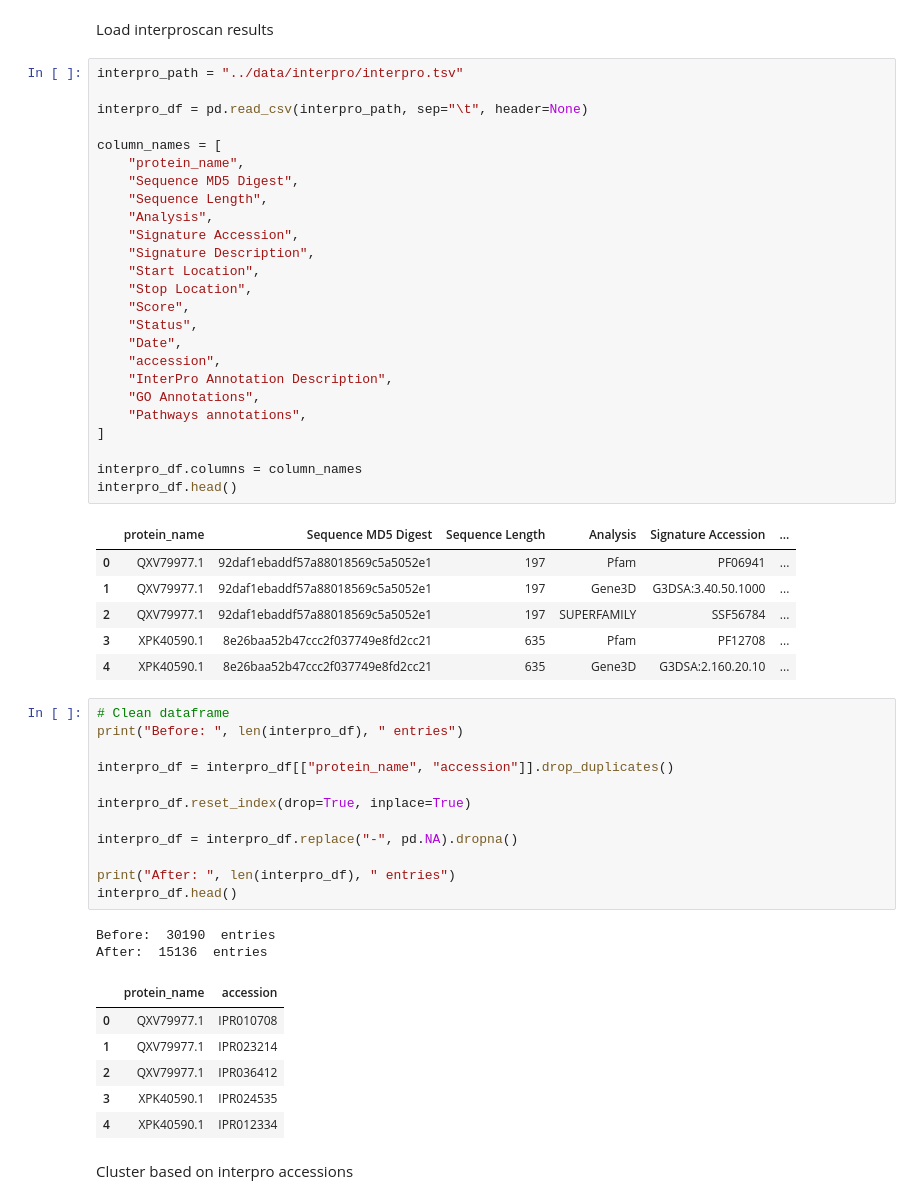
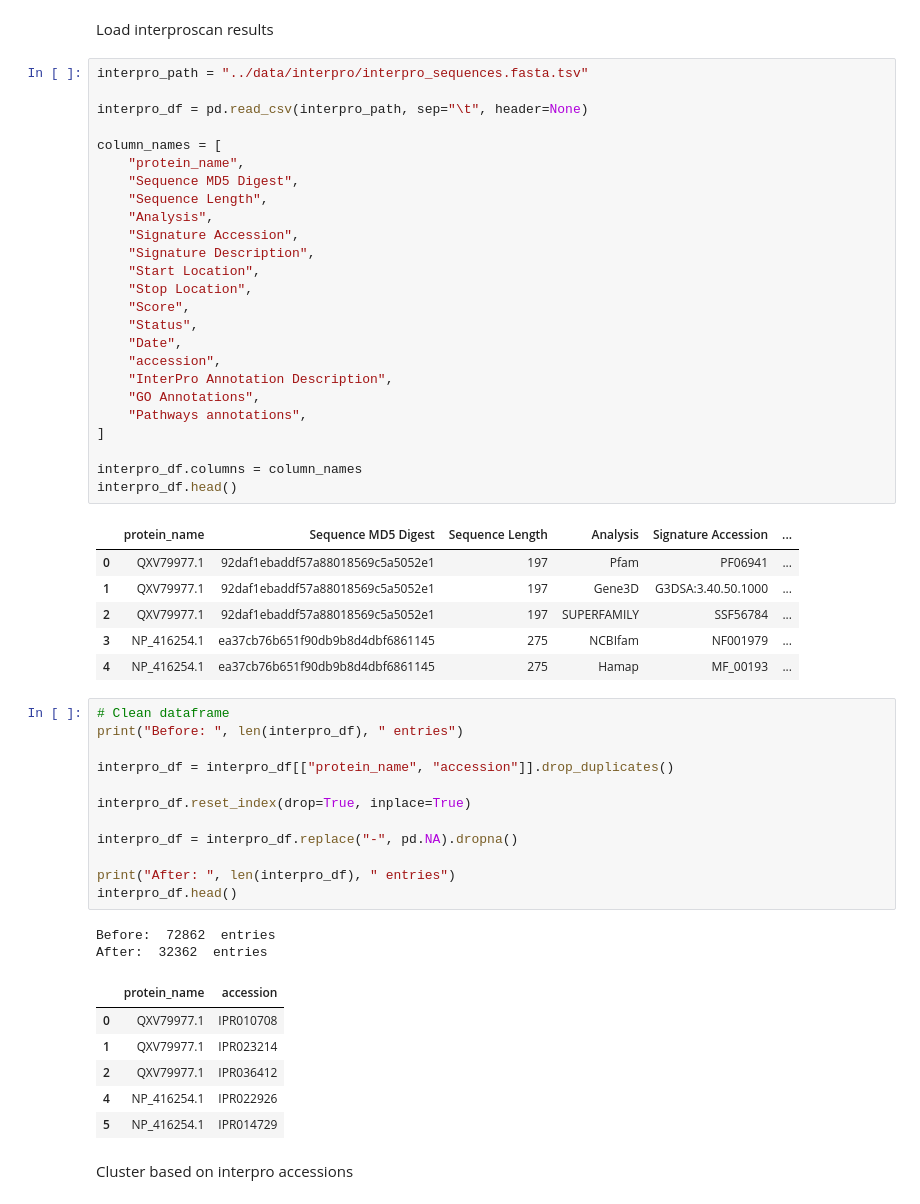
Before and after one commit to dottting/phagelm, a Jupyter notebook: tools/data_preperation.ipynb, the cells around one changed output. Saved outputs shown, nothing was run; the diff lists cells and outputs as text.

```diff
--- a/tools/data_preperation.ipynb
+++ b/tools/data_preperation.ipynb
@@ -48,37 +52,37 @@ Run Interproscan: ./interproscan.sh -i data/interpro/interpro_sequences.fasta -b
 # %% [markdown]
 Load interproscan results
 # %%
-interpro_path = "../data/interpro/interpro.tsv"
+interpro_path = "../data/interpro/interpro_sequences.fasta.tsv"
 
 interpro_df = pd.read_csv(interpro_path, sep="\t", header=None)
 
 column_names = [
     "protein_name",
     "Sequence MD5 Digest",
     "Sequence Length",
     "Analysis",
     "Signature Accession",
     "Signature Description",
     "Start Location",
     "Stop Location",
     "Score",
     "Status",
     "Date",
     "accession",
     "InterPro Annotation Description",
     "GO Annotations",
     "Pathways annotations",
 ]
 
 interpro_df.columns = column_names
 interpro_df.head()
 # %% [output]
 |  | protein_name | Sequence MD5 Digest | Sequence Length | Analysis | Signature Accession | ... |
 | 0 | QXV79977.1 | 92daf1ebaddf57a88018569c5a5052e1 | 197 | Pfam | PF06941 | ... |
 | 1 | QXV79977.1 | 92daf1ebaddf57a88018569c5a5052e1 | 197 | Gene3D | G3DSA:3.40.50.1000 | ... |
 | 2 | QXV79977.1 | 92daf1ebaddf57a88018569c5a5052e1 | 197 | SUPERFAMILY | SSF56784 | ... |
-| 3 | XPK40590.1 | 8e26baa52b47ccc2f037749e8fd2cc21 | 635 | Pfam | PF12708 | ... |
-| 4 | XPK40590.1 | 8e26baa52b47ccc2f037749e8fd2cc21 | 635 | Gene3D | G3DSA:2.160.20.10 | ... |
+| 3 | NP_416254.1 | ea37cb76b651f90db9b8d4dbf6861145 | 275 | NCBIfam | NF001979 | ... |
+| 4 | NP_416254.1 | ea37cb76b651f90db9b8d4dbf6861145 | 275 | Hamap | MF_00193 | ... |
 # %%
 # Clean dataframe
 print("Before: ", len(interpro_df), " entries")
@@ -92,14 +96,14 @@ interpro_df = interpro_df.replace("-", pd.NA).dropna()
 print("After: ", len(interpro_df), " entries")
 interpro_df.head()
 # %% [output]
-Before:  30190  entries
-After:  15136  entries
+Before:  72862  entries
+After:  32362  entries
 |  | protein_name | accession |
 | 0 | QXV79977.1 | IPR010708 |
 | 1 | QXV79977.1 | IPR023214 |
 | 2 | QXV79977.1 | IPR036412 |
-| 3 | XPK40590.1 | IPR024535 |
-| 4 | XPK40590.1 | IPR012334 |
+| 4 | NP_416254.1 | IPR022926 |
+| 5 | NP_416254.1 | IPR014729 |
 # %% [markdown]
 Cluster based on interpro accessions
 # %%
```
Also changed, not shown: parts of 10 cells of this notebook, 14 other files.
